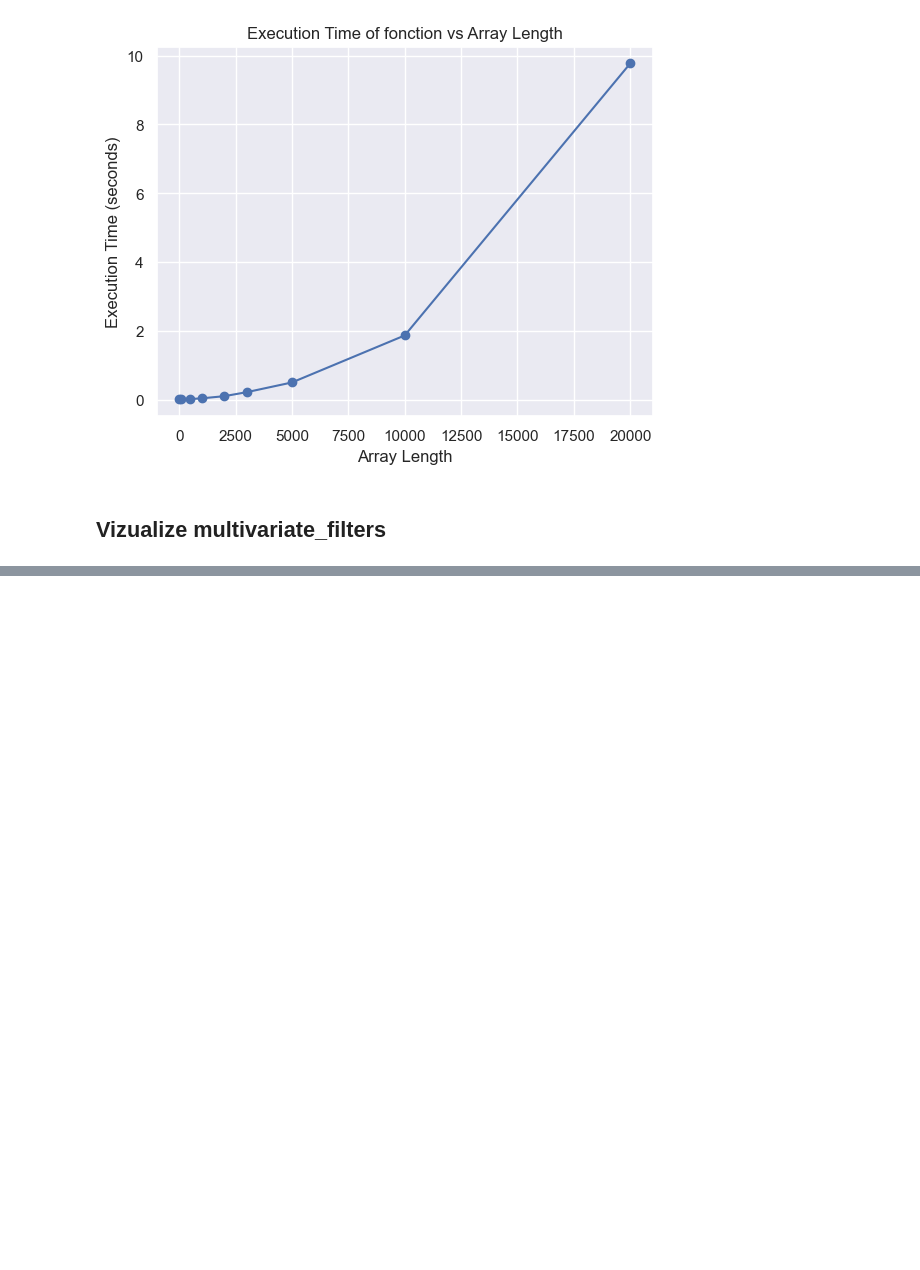
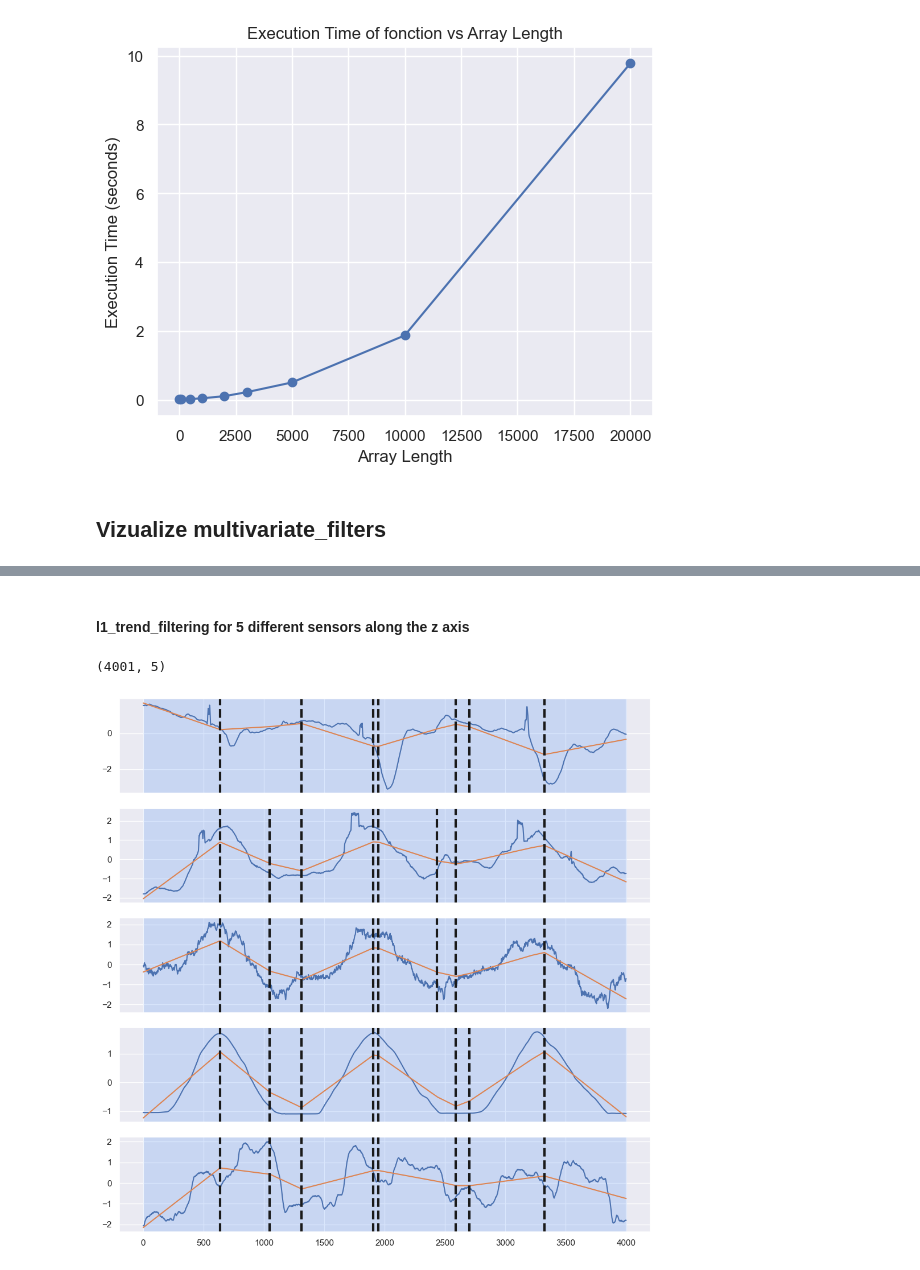
Before and after one commit to bobmnc/l1_trend_filtering, a Jupyter notebook: demo.ipynb, the cells around one changed output, grey strips where cells are left out. Cells and saved outputs as stored; diff of their text form; code cells hidden in the pictures; blank space fills up the shorter version.

```diff
--- a/demo.ipynb
+++ b/demo.ipynb
@@ -148,0 +219,28 @@ for d in range(D):
+# %% [markdown]
+#### l1_trend_filtering for 5 different sensors along the z axis
+# %%
+sensor_list = [3, 5, 13, 20, 29]
+signal = ts[sensor_list, :, 2]
+signal = signal.transpose()
+signal = normalize_signal(signal)
+print(signal.shape)
+bkps = [len(signal)]
+
+trend_l1 = l1_trend_filter_multivariate(signal, penalty=50_000)
+
+fig, ax = rpt.display(signal, bkps)
+D = 5
+for d in range(D):
+    pred_bkps = get_breakpoints(trend_l1[:, d])
+    ax[d].plot(trend_l1[:, d], label="l1_trend")
+    for bkp in pred_bkps:
+        ax[d].axvline(
+            x=bkp - 0.5,
+            color="k",
+            linewidth=3,
+            linestyle="--",
+            alpha=1.0,
+        )
+# %% [output]
+(4001, 5)
+[figure, added]
```
Also changed, not shown: parts of 9 cells of this notebook.
